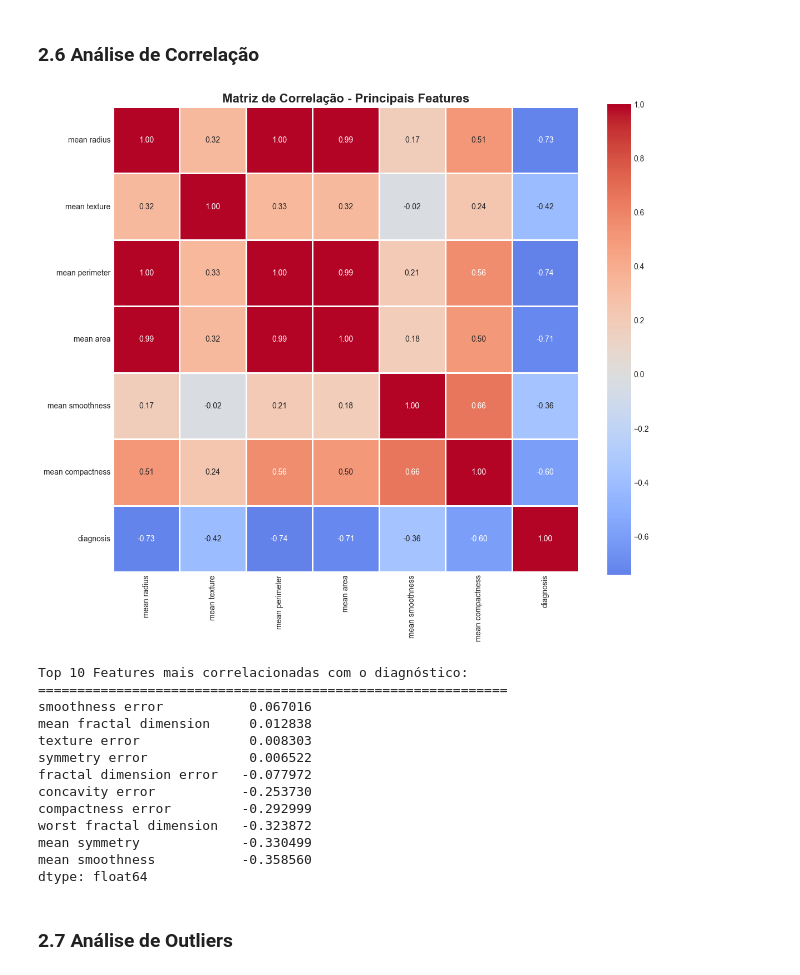
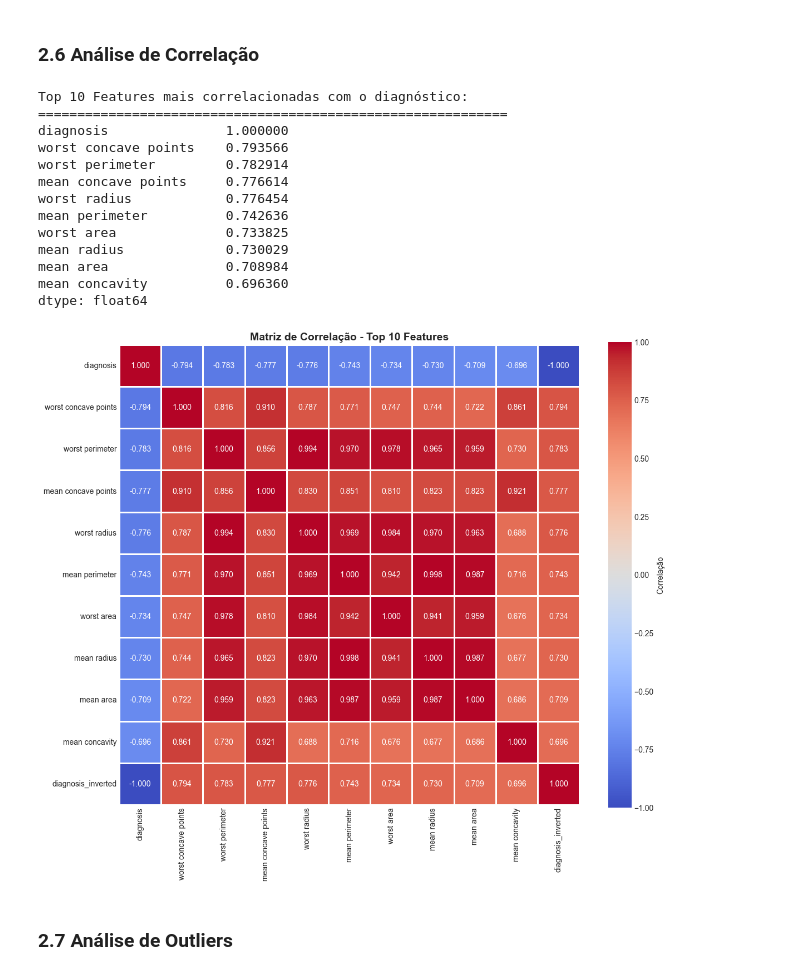
Before and after one commit to theeustassi/postech-iaparadevs, a Jupyter notebook: Fase1/Tech_Challenge/notebooks/diagnostico_cancer_mama.ipynb, the cells around one changed output. Saved outputs shown, nothing was run; the diff lists cells and outputs as text; code cells hidden in the pictures.

```diff
--- a/Fase1/Tech_Challenge/notebooks/diagnostico_cancer_mama.ipynb
+++ b/Fase1/Tech_Challenge/notebooks/diagnostico_cancer_mama.ipynb
@@ -194,37 +194,43 @@ plt.show()
 # %% [markdown]
 ### 2.6 Análise de Correlação
 # %%
-# Matriz de correlação das principais features
-correlation_matrix = df[main_features + ['diagnosis']].corr()
-
-plt.figure(figsize=(12, 10))
-sns.heatmap(correlation_matrix, annot=True, fmt='.2f', cmap='coolwarm',
-            center=0, square=True, linewidths=1)
-plt.title('Matriz de Correlação - Principais Features', fontsize=16, fontweight='bold')
-plt.tight_layout()
-plt.savefig('../results/graficos/matriz_correlacao.png', dpi=300, bbox_inches='tight')
-plt.show()
-
-# Correlação com o target
-target_corr = df.drop(['diagnosis_label'], axis=1).corrwith(df['diagnosis']).sort_values(ascending=False)
+# Correlação com o target (mostra os valores absolutos, ordenados corretamente)
+target_corr = df.drop(['diagnosis_label'], axis=1).corrwith(df['diagnosis']).abs().sort_values(ascending=False)
 print("\nTop 10 Features mais correlacionadas com o diagnóstico:")
 print("="*60)
-print(target_corr.head(11)[1:])  # Exclui a própria coluna diagnosis
+print(target_corr.head(10))
+
+# Visualiza as top 10 features mais correlacionadas com o diagnóstico
+# Inverte o sinal do diagnosis para mostrar correlações positivas corretamente
+df_for_corr = df.copy()
+df_for_corr['diagnosis_inverted'] = 1 - df_for_corr['diagnosis']  # Inverte: 0->1, 1->0
+
+top_10_features = target_corr.head(10).index.tolist()
+correlation_matrix_top10 = df_for_corr[top_10_features + ['diagnosis_inverted']].corr()
+
+# Matriz de correlação - Heatmap
+plt.figure(figsize=(12, 10))
+sns.heatmap(correlation_matrix_top10, annot=True, fmt='.3f', cmap='coolwarm',
+            center=0, square=True, linewidths=1, cbar_kws={'label': 'Correlação'})
+plt.title('Matriz de Correlação - Top 10 Features', fontsize=14, fontweight='bold')
+plt.tight_layout()
+plt.savefig('../results/graficos/matriz_correlacao_top10.png', dpi=300, bbox_inches='tight')
+plt.show()
 # %% [output]
+Top 10 Features mais correlacionadas com o diagnóstico:
+============================================================
+diagnosis               1.000000
+worst concave points    0.793566
+worst perimeter         0.782914
+mean concave points     0.776614
+worst radius            0.776454
+mean perimeter          0.742636
+worst area              0.733825
+mean radius             0.730029
+mean area               0.708984
+mean concavity          0.696360
+dtype: float64
-[figure, old version]
+[figure, new version]
-Top 10 Features mais correlacionadas com o diagnóstico:
-============================================================
-smoothness error           0.067016
-mean fractal dimension     0.012838
-texture error              0.008303
-symmetry error             0.006522
-fractal dimension error   -0.077972
-concavity error           -0.253730
-compactness error         -0.292999
-worst fractal dimension   -0.323872
-mean symmetry             -0.330499
-mean smoothness           -0.358560
-dtype: float64
 # %% [markdown]
 ### 2.7 Análise de Outliers
 # %%
```
Also changed, not shown: parts of 12 cells of this notebook, 16 other files.
